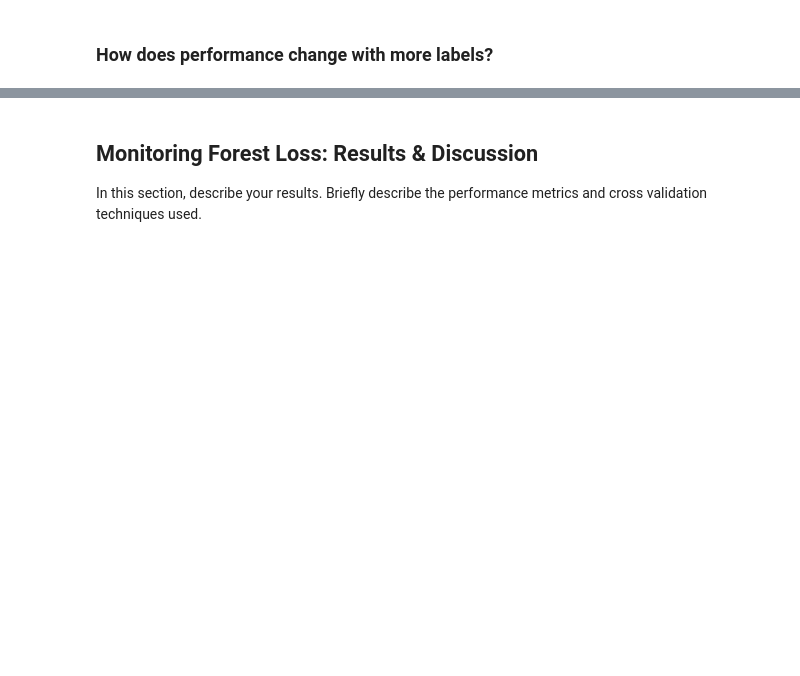
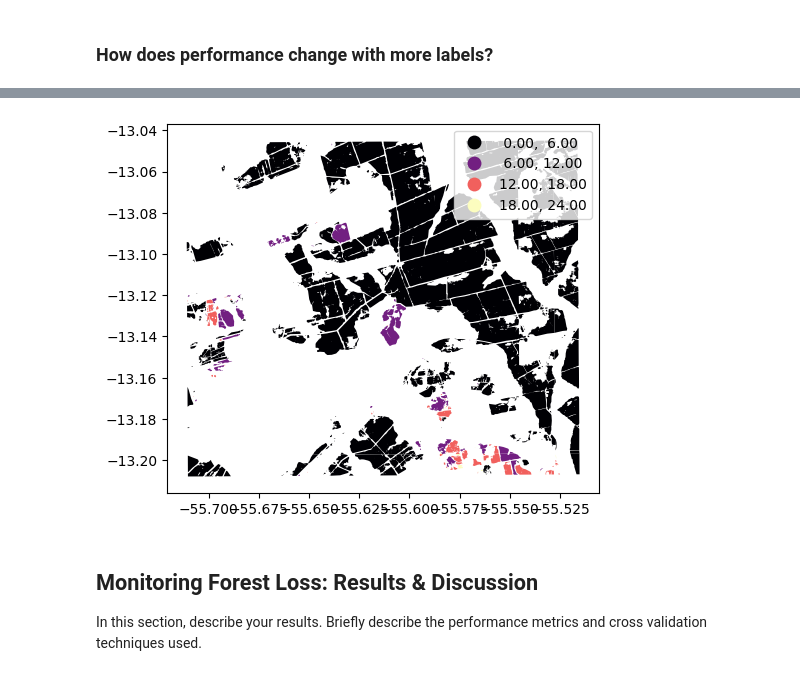
Before and after one commit to fieldsoftheworld/neurips2025-ccai-tutorial, a Jupyter notebook: 0.0-agriculture-monitoring-with-ftw.ipynb, the cells around one changed output, grey strips where cells are left out. Drawn from its saved outputs; the diff is of its cells as text; code cells hidden in the pictures; blank space fills up the shorter version.

```diff
--- a/0.0-agriculture-monitoring-with-ftw.ipynb
+++ b/0.0-agriculture-monitoring-with-ftw.ipynb
@@ -800,3 +828,18 @@ field_boundaries_warped.plot(column="mean_lossyear", cmap="Reds")
+# %%
+import mapclassify
+
+# Plot with 4 graduated levels
+field_boundaries_warped.plot(
+    column="mean_lossyear",
+    cmap="magma",
+    scheme="EqualInterval",
+    k=4, # number of intervals
+    legend=True
+)
+
+plt.show()
+# %% [output]
+[figure, added]
 # %% [markdown]
 <a name="results-and-discussion"></a>
 ## Monitoring Forest Loss: Results & Discussion
```
Also changed, not shown: parts of 33 cells of this notebook, 1 other file.
